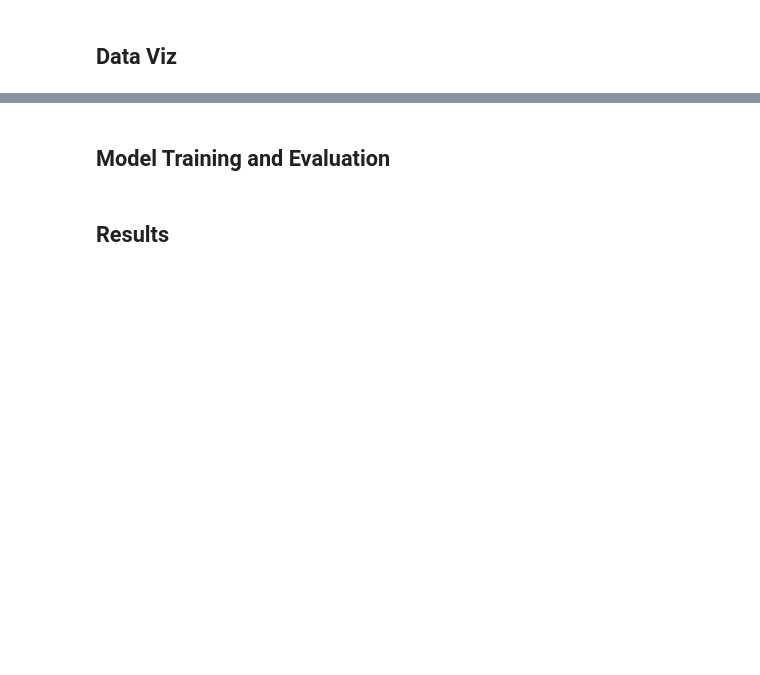
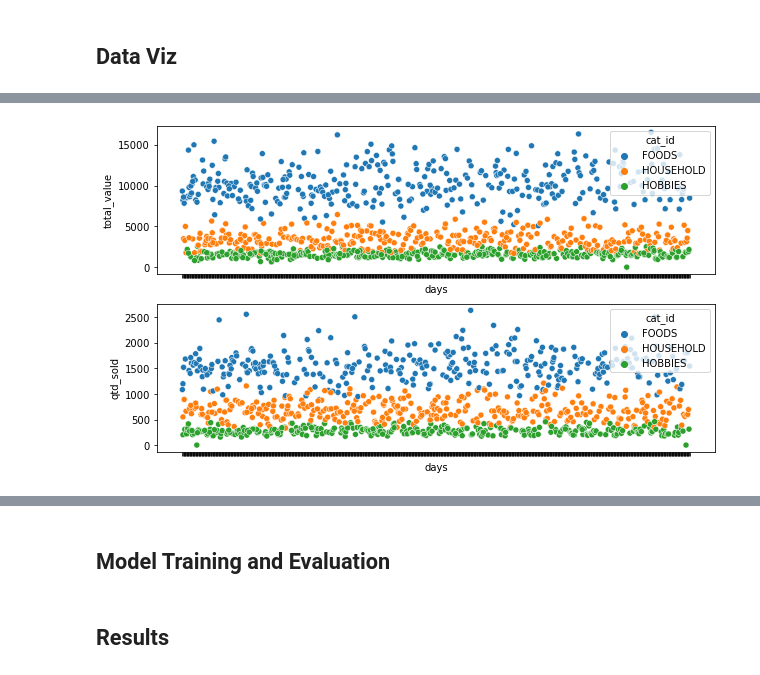
Before and after one commit to felipewhitaker/kaggle, a Jupyter notebook: walmart/walmart.ipynb, the cells around one changed output, grey strips where cells are left out. Drawn from its saved outputs; the diff is of its cells as text; code cells hidden in the pictures; blank space fills up the shorter version.

```diff
--- a/walmart/walmart.ipynb
+++ b/walmart/walmart.ipynb
@@ -114,0 +170,8 @@ agg_cat.head()
+# %%
+agg_cat_melted = pd.melt(
+    agg_cat,
+    ignore_index = False,
+).rename(
+    columns = {'variable_0': 'day', 'variable_1': 'func'}
+)
+agg_cat_melted.head()
@@ -114,0 +186,39 @@ agg_cat.head()
+# %%
+fig, (ax_0, ax_1) = plt.subplots(2, 1, figsize = (10, 6))
+
+selected_agg_cat_melted = agg_cat_melted.sample(2_000)
+hue_order = selected_agg_cat_melted.index.unique()
+
+sum_data = selected_agg_cat_melted[
+        selected_agg_cat_melted.func == 'sum'
+]
+
+count_data = selected_agg_cat_melted[
+        selected_agg_cat_melted.func == 'count_sold'
+]
+
+sns_plot = sns.scatterplot(
+    data = sum_data,
+    x = 'day',
+    y = 'value',
+    hue = 'cat_id',
+    hue_order = hue_order,
+    ax = ax_0
+);
+
+sns_plot.set(xlabel = 'days', ylabel = 'total_value', xticklabels=[])
+
+sns_plot = sns.scatterplot(
+    data = count_data,
+    x = 'day',
+    y = 'value',
+    hue = 'cat_id',
+    hue_order = hue_order,
+    ax = ax_1
+);
+
+sns_plot.set(xlabel = 'days', ylabel = 'qtd_sold', xticklabels=[])
+
+plt.show()
+# %% [output]
+[figure, added]
```
Also changed, not shown: parts of 51 cells of this notebook.
